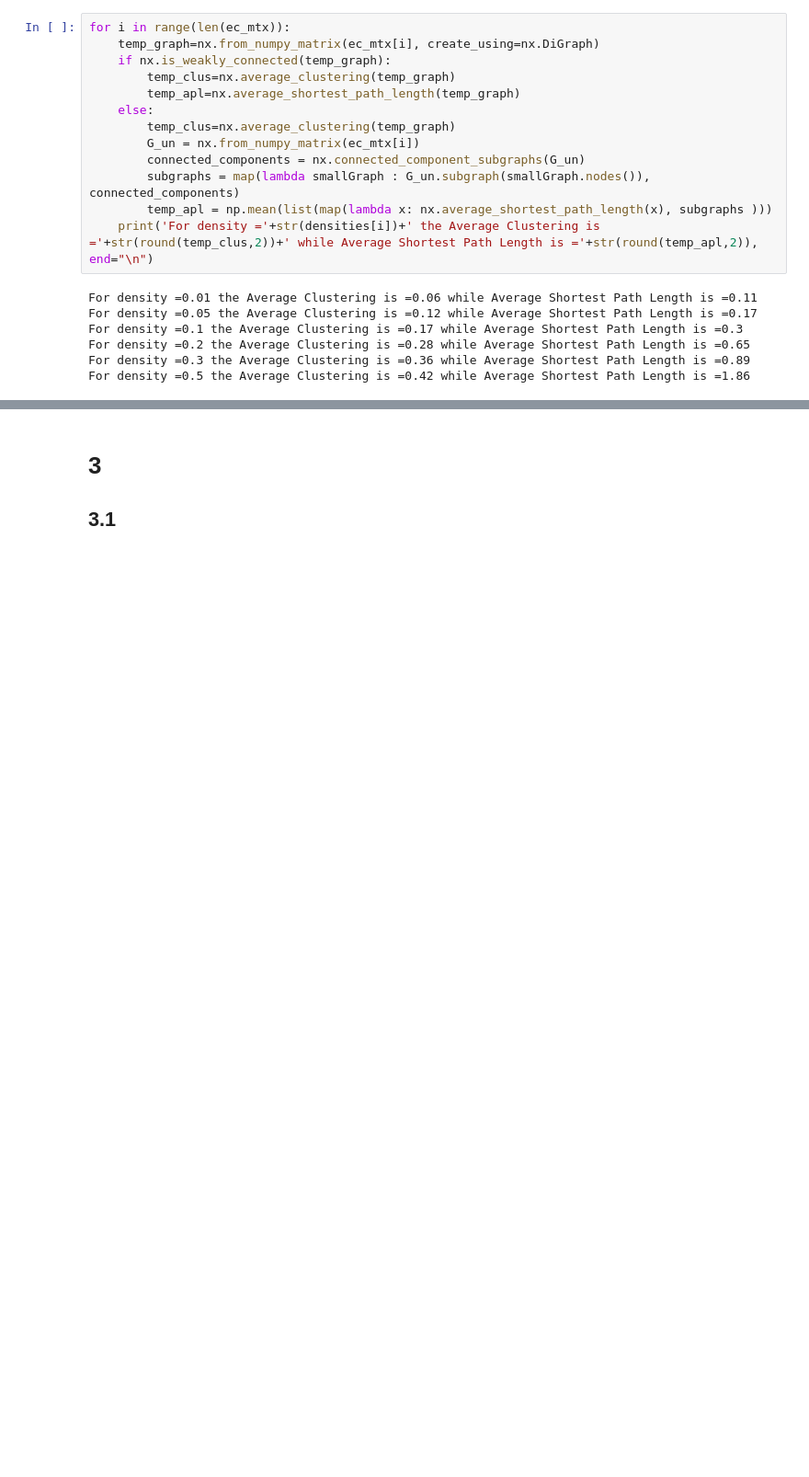
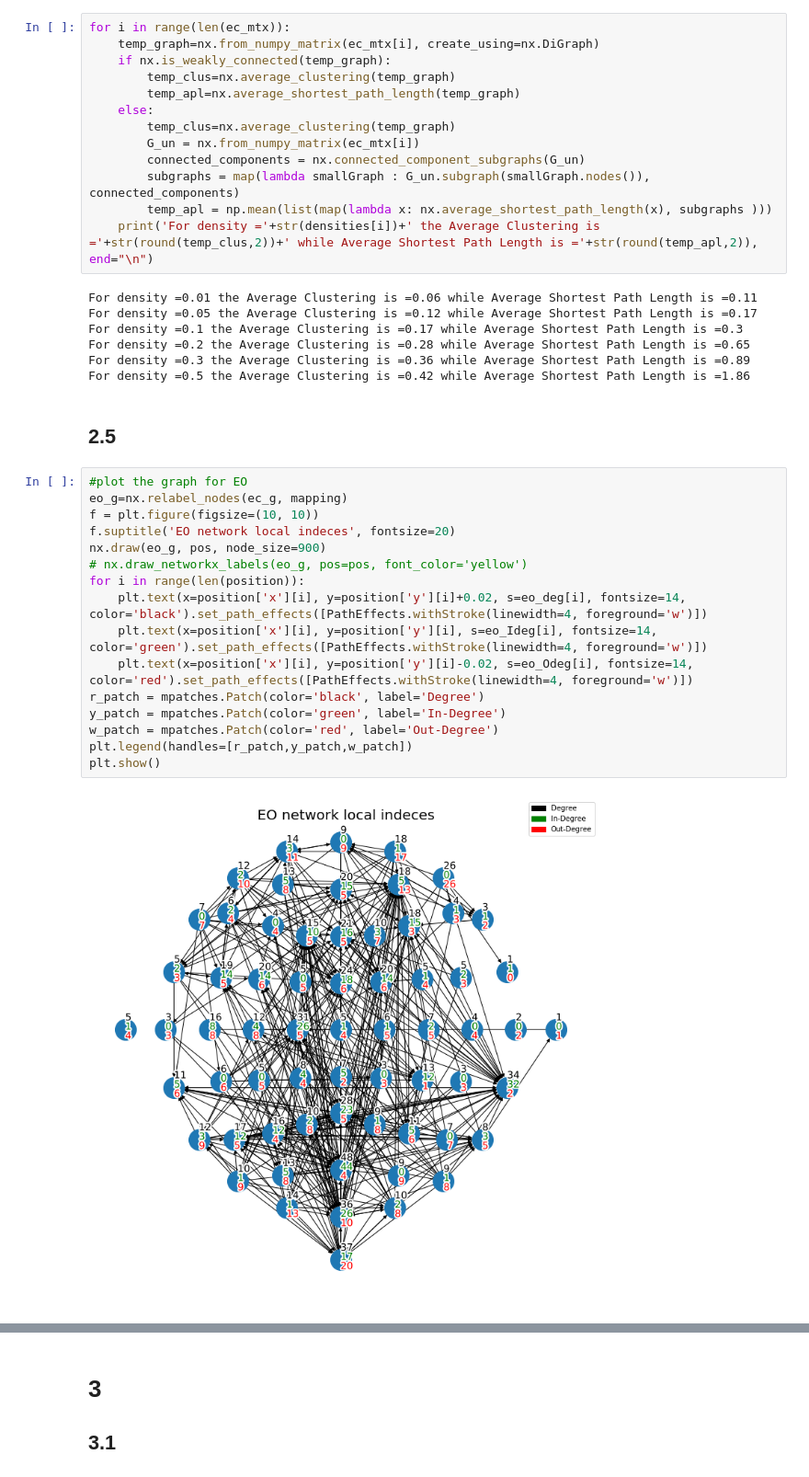
Before and after one commit to giulianosoced/Bioinf1, a Jupyter notebook: BI-HW1.ipynb, the cells around one changed output, grey strips where cells are left out. Shown at 92% size. Saved outputs shown, nothing was run; the diff lists cells and outputs as text; blank space fills up the shorter version.

```diff
--- a/BI-HW1.ipynb
+++ b/BI-HW1.ipynb
@@ -469,3 +466,23 @@ For density =0.1 the Average Clustering is =0.17 while Average Shortest Path Len
 For density =0.2 the Average Clustering is =0.28 while Average Shortest Path Length is =0.65
 For density =0.3 the Average Clustering is =0.36 while Average Shortest Path Length is =0.89
 For density =0.5 the Average Clustering is =0.42 while Average Shortest Path Length is =1.86
+# %% [markdown]
+## 2.5
+# %%
+#plot the graph for EO
+eo_g=nx.relabel_nodes(ec_g, mapping)
+f = plt.figure(figsize=(10, 10))
+f.suptitle('EO network local indeces', fontsize=20)
+nx.draw(eo_g, pos, node_size=900)
+# nx.draw_networkx_labels(eo_g, pos=pos, font_color='yellow')
+for i in range(len(position)):
+    plt.text(x=position['x'][i], y=position['y'][i]+0.02, s=eo_deg[i], fontsize=14, color='black').set_path_effects([PathEffects.withStroke(linewidth=4, foreground='w')])
+    plt.text(x=position['x'][i], y=position['y'][i], s=eo_Ideg[i], fontsize=14, color='green').set_path_effects([PathEffects.withStroke(linewidth=4, foreground='w')])
+    plt.text(x=position['x'][i], y=position['y'][i]-0.02, s=eo_Odeg[i], fontsize=14, color='red').set_path_effects([PathEffects.withStroke(linewidth=4, foreground='w')])
+r_patch = mpatches.Patch(color='black', label='Degree')
+y_patch = mpatches.Patch(color='green', label='In-Degree')
+w_patch = mpatches.Patch(color='red', label='Out-Degree')
+plt.legend(handles=[r_patch,y_patch,w_patch])
+plt.show()
+# %% [output]
+[figure, added]
```
Also changed, not shown: parts of 6 cells of this notebook.
